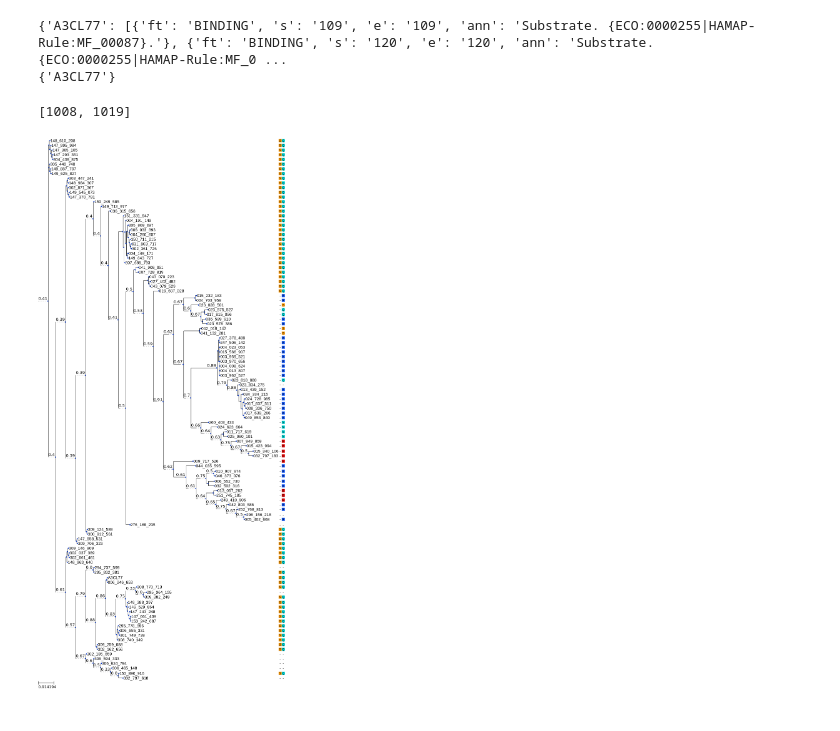
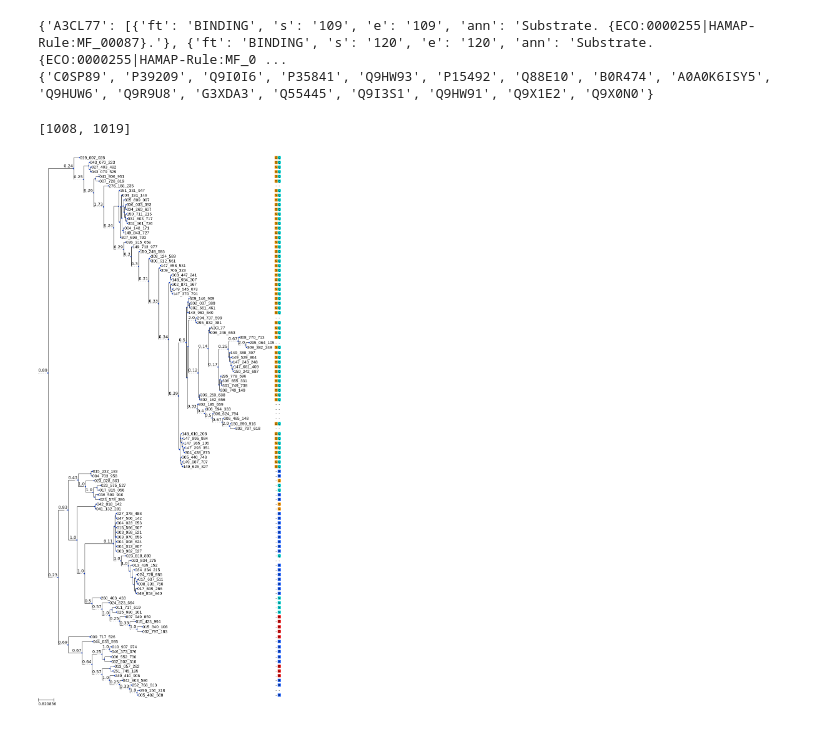
Before and after one commit to seviru/fmp_core_functionality, a Jupyter notebook: scripts/jupyter_tree.ipynb, the cells around one changed output. Drawn from its saved outputs; the diff is of its cells as text; code cells hidden in the pictures.

```diff
--- a/scripts/jupyter_tree.ipynb
+++ b/scripts/jupyter_tree.ipynb
@@ -62,10 +66,10 @@ def retrieve_features (feature_tag, table_file, evalue_threshold):
 # %%
-uniprot_hit_hash, leaf_save_list = retrieve_features("BINDING", table_info, 1e-250)
+uniprot_hit_hash, leaf_delete_list = retrieve_features("BINDING", table_info, 1e-250)
 print (uniprot_hit_hash)
-print (leaf_save_list)
+print (leaf_delete_list)
 # %% [output]
 {'A3CL77': [{'ft': 'BINDING', 's': '109', 'e': '109', 'ann': 'Substrate. {ECO:0000255|HAMAP-Rule:MF_00087}.'}, {'ft': 'BINDING', 's': '120', 'e': '120', 'ann': 'Substrate. {ECO:0000255|HAMAP-Rule:MF_0 ...
-{'A3CL77'}
+{'C0SP89', 'P39209', 'Q9I0I6', 'P35841', 'Q9HW93', 'P15492', 'Q88E10', 'B0R474', 'A0A0K6ISY5', 'Q9HUW6', 'Q9R9U8', 'G3XDA3', 'Q55445', 'Q9I3S1', 'Q9HW91', 'Q9X1E2', 'Q9X0N0'}
 # %%
 ### LOADING THE TREE WITH ETE3 ###
 from ete3 import PhyloTree, TreeStyle, SeqMotifFace
@@ -119,0 +210,14 @@ def simple_calculus (aminoacid_matrix):
+# %%
+### THIS IS TAKING THE AMINOACID COMO CONJUNTO FOR EACH POSITION OR ANOTATION ###
+# ESTE FUNCIONA GUAY
+from collections import Counter
+
+def simple_calculus (first_branch_matrix, second_branch_matrix):
+    leaf_number = len(first_branch_matrix[0]) + len(second_branch_matrix[0])
+    score = 0
+    for position, item in enumerate(first_branch_matrix):
+        differences = dict_diff(Counter(item), Counter(second_branch_matrix[position]))
+        score += sum( [differences[different_aminoacid] / leaf_number for different_aminoacid in differences ] )
+    score = round(score, 2)
+
+    return score
@@ -131,52 +288,55 @@ def calculate_node_score (node, position_matrix, calculus_algorithm):
     return score
 # %%
-# Calculating scores for internal nodes
-node_number = 0
-node_scores = {}
-
-for node in tree.traverse():
-    if node.is_leaf() == False:
-        node_score = round(calculate_node_score(node, position_matrix, "simple"), 2)
-        node.add_feature("node_score", node_score)
-        node_scores[node_number] = node_score
-        node_number += 1
+# # Calculating scores for internal nodes
+# USADO PARA VER SI FUNCIONABAN LOS SCORES. HABRA QUE BORRARLO
+# node_number = 0
+# node_scores = {}
+# limit = 0
+# for node in tree.traverse():
+#     if node.is_leaf() == False:
+#         node_score = round(calculate_node_score(node, position_matrix, "simple"), 2)
+#         node.add_feature("node_score", node_score)
+#         node_scores[node_number] = node_score
+#         node_number += 1
+#         calculate_node_score(node, position_matrix, "whole_annotation_all_vs_all_means")
 # %%
 ### VISUALIZING THE TREE ###
 from ete3 import PhyloTree, TreeStyle, SeqMotifFace, TextFace
 tree = PhyloTree(tree_path, alignment=alignment_info, alg_format="fasta")
+md = tree.get_midpoint_outgroup()
+tree.set_outgroup(md)
 
 import re
 
 ts = TreeStyle()
 ts.layout_fn = lambda x: True
 
 node_number = 0
 node_scores = {}
 
 for leaf in tree.iter_leaves():
-    leaf_name_match = re.match( r'\d{3}_\d{3}_\d{3}', leaf.name)
-    if not (leaf.name in leaf_save_list or leaf_name_match):
+    if leaf.name in leaf_delete_list:
         leaf.delete()
 
 for node in tree.traverse():
     if node.is_leaf() == True:
         draw_position = 0
         for position in position_matrix:
             seqFace = SeqMotifFace(node.sequence[position], seq_format="seq")
             (tree&node.name).add_face(seqFace, draw_position, "aligned")
             draw_position += 1
     else:
         node_score = round(calculate_node_score(node, position_matrix, "simple"), 2)
         node.add_feature("node_score", node_score)
         node_scores[node_number] = node_score
         node_number += 1
-        if node_score < 1.0:
+        if node_score > 0:
             score_face = TextFace(node.node_score)
             node.add_face(score_face, 0, "branch-top")
 
 
-# tree.render("mytree.png", w=800, h=2000, units="px", tree_style=ts)
+# tree.render("mytree_deleted.png", w=800, h=2000, units="px", tree_style=ts)
 tree.render('%%inline', tree_style = ts)
 # tree.show(tree_style = ts)
 # %% [output]
-[figure, old version]
+[figure, new version]
```
Also changed, not shown: parts of 16 cells of this notebook.
